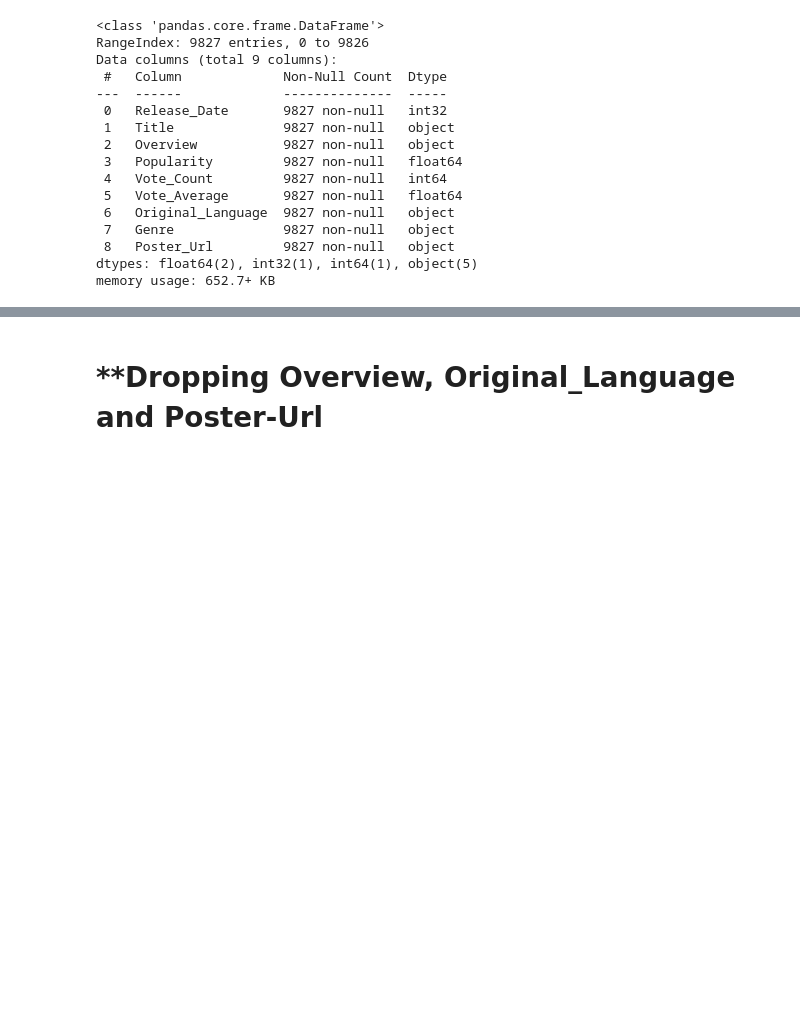
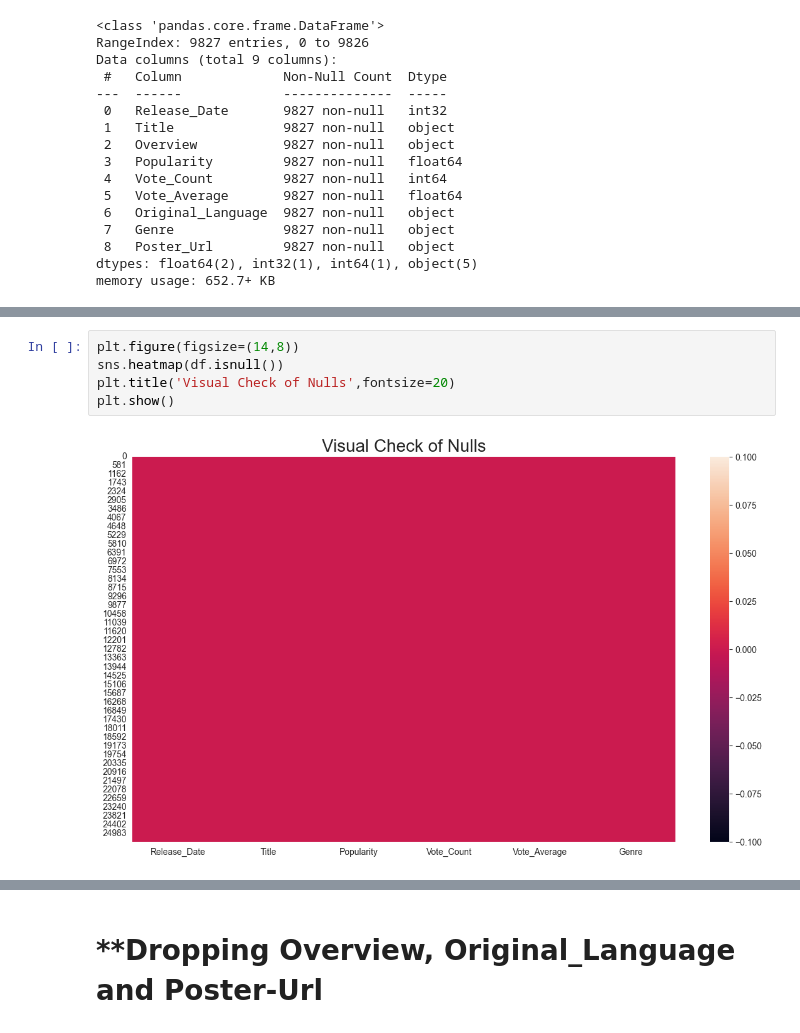
Before and after one commit to omjaikumar23/Netflix-Data-Analysis, a Jupyter notebook: netflix_data_analysis.ipynb, the cells around one changed output, grey strips where cells are left out. Drawn from its saved outputs; the diff is of its cells as text; blank space fills up the shorter version.

```diff
--- a/netflix_data_analysis.ipynb
+++ b/netflix_data_analysis.ipynb
@@ -128,0 +122,7 @@ df.head()
+# %%
+plt.figure(figsize=(14,8))
+sns.heatmap(df.isnull())
+plt.title('Visual Check of Nulls',fontsize=20)
+plt.show()
+# %% [output]
+[figure, added]
```
Also changed, not shown: parts of 35 cells of this notebook.
